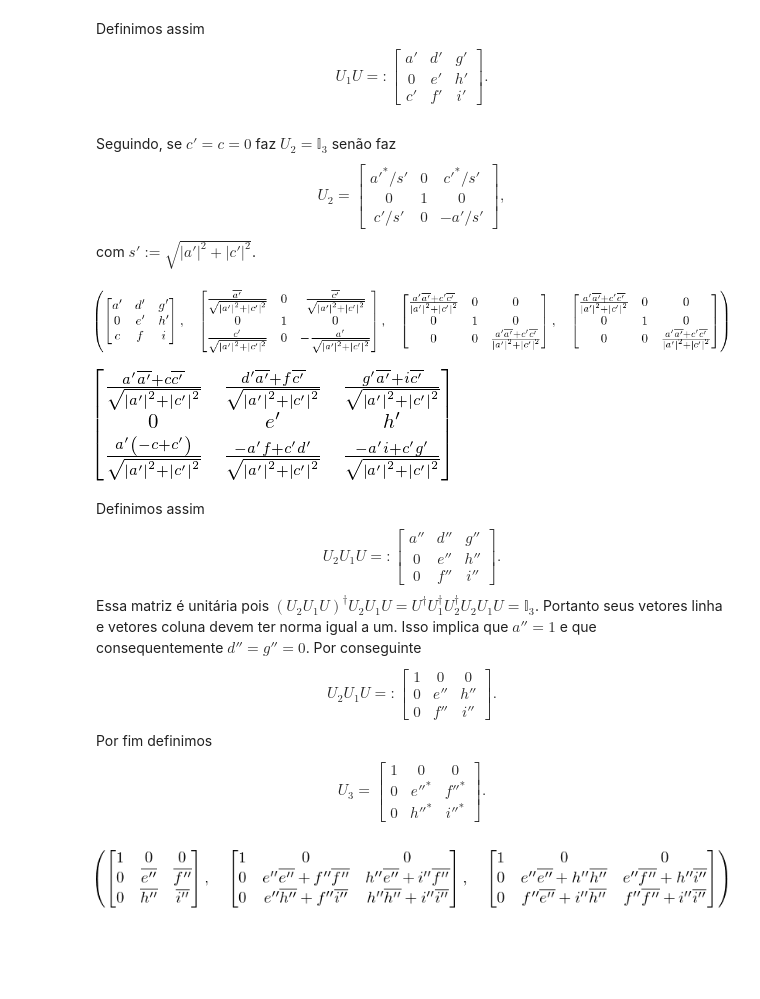
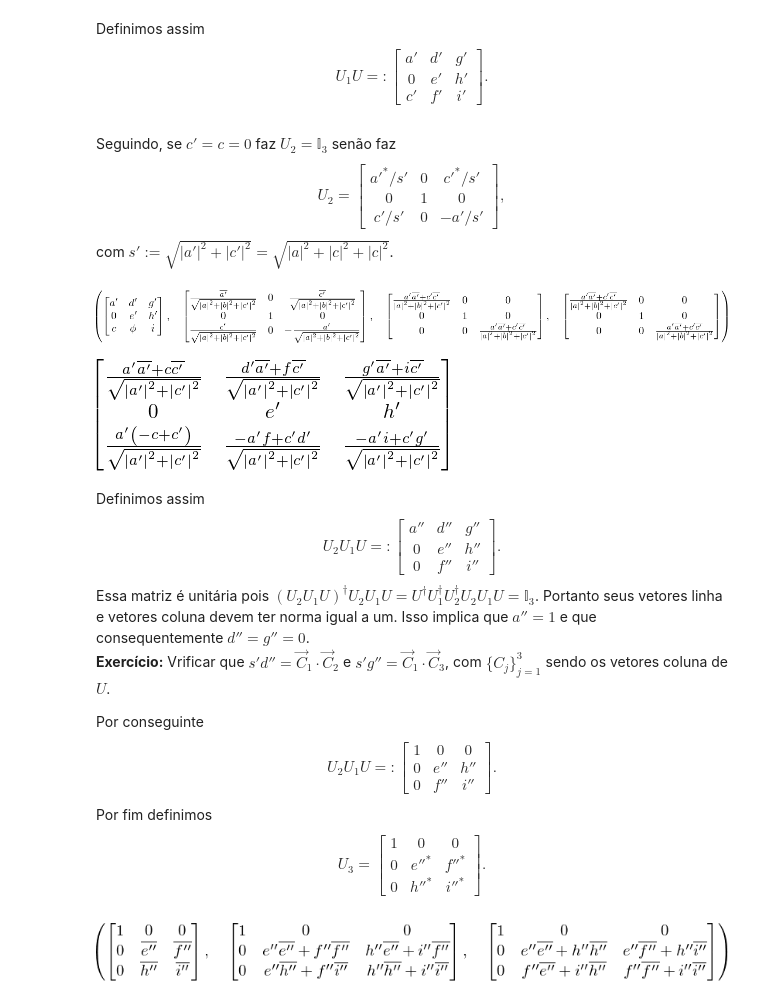
Before and after one commit to jonasmaziero/algebra_linear, a Jupyter notebook: 09_U_O_Sp.ipynb, the cells around one changed output. Drawn from its saved outputs; the diff is of its cells as text; code cells hidden in the pictures; blank space fills up the shorter version.

```diff
--- a/09_U_O_Sp.ipynb
+++ b/09_U_O_Sp.ipynb
@@ -53,16 +54,16 @@ Seguindo, se $c'=c=0$ faz $U_{2}=\mathbb{I}_{3}$ senão faz
 \begin{equation}
 U_{2} = \begin{bmatrix} a'^{*}/s' & 0 & c'^{*}/s' \\ 0 & 1 & 0 \\ c'/s' & 0 & -a'/s' \end{bmatrix},
 \end{equation}
-com $s':=\sqrt{|a'|^{2}+|c'|^{2}}$.
+com $s':=\sqrt{|a'|^{2}+|c'|^{2}}=\sqrt{|a|^{2}+|c|^{2}+|c|^{2}}$.
 # %%
 al,bl,cl,dl,el,fl,gl,hl,il,sl = symbols("a',b',c',d',e',f',g',h',i',s'")
 U1U = Matrix([[al,dl,gl],[0,el,hl],[c,f,i]])
-sl = sqrt(abs(al)**2+abs(cl)**2)
+sl = sqrt(s**2+abs(cl)**2)
 U2 = Matrix([[conjugate(al)/sl,0,conjugate(cl)/sl],[0,1,0],[cl/sl,0,-al/sl]])
 # verificação que U2 é unitária (verificado!)
 U1U, U2, simplify(U2*Dagger(U2)), simplify(Dagger(U2)*U2)
 # %% [output]
-[figure, old version]
+[figure, new version]
 # %%
 simplify(U2*U1U)
 # %% [output]
@@ -72,7 +73,10 @@ Definimos assim
 \begin{equation}
 U_{2}U_{1}U =: \begin{bmatrix} a'' & d'' & g'' \\ 0 & e'' & h'' \\ 0 & f'' & i'' \end{bmatrix}.
 \end{equation}
-Essa matriz é unitária pois $(U_{2}U_{1}U)^{\dagger}U_{2}U_{1}U = U^{\dagger}U_{1}^{\dagger}U_{2}^{\dagger}U_{2}U_{1}U=\mathbb{I}_{3}$. Portanto seus vetores linha e vetores coluna devem ter norma igual a um. Isso implica que $a''=1$ e que consequentemente $d''=g''=0$. Por conseguinte
+Essa matriz é unitária pois $(U_{2}U_{1}U)^{\dagger}U_{2}U_{1}U = U^{\dagger}U_{1}^{\dagger}U_{2}^{\dagger}U_{2}U_{1}U=\mathbb{I}_{3}$. Portanto seus vetores linha e vetores coluna devem ter norma igual a um. Isso implica que $a''=1$ e que consequentemente $d''=g''=0$. <br>
+__Exercício:__ Vrificar que $s'd''=\vec{C}_{1}\cdot\vec{C}_{2}$ e $s'g''=\vec{C}_{1}\cdot\vec{C}_{3}$, com $\{C_{j}\}_{j=1}^{3}$ sendo os vetores coluna de $U$.
+
+Por conseguinte
 \begin{equation}
 U_{2}U_{1}U =: \begin{bmatrix} 1 & 0 & 0 \\ 0 & e'' & h'' \\ 0 & f'' & i'' \end{bmatrix}.
 \end{equation}
```
Also changed, not shown: parts of 9 cells of this notebook, 2 other files.
